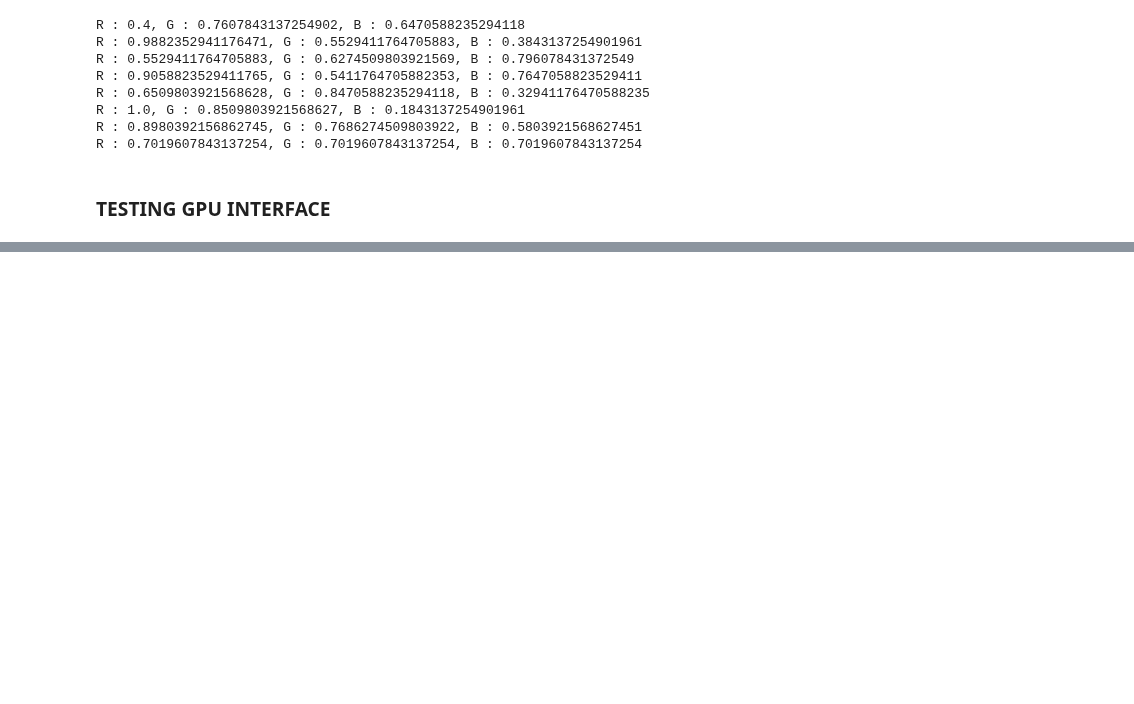
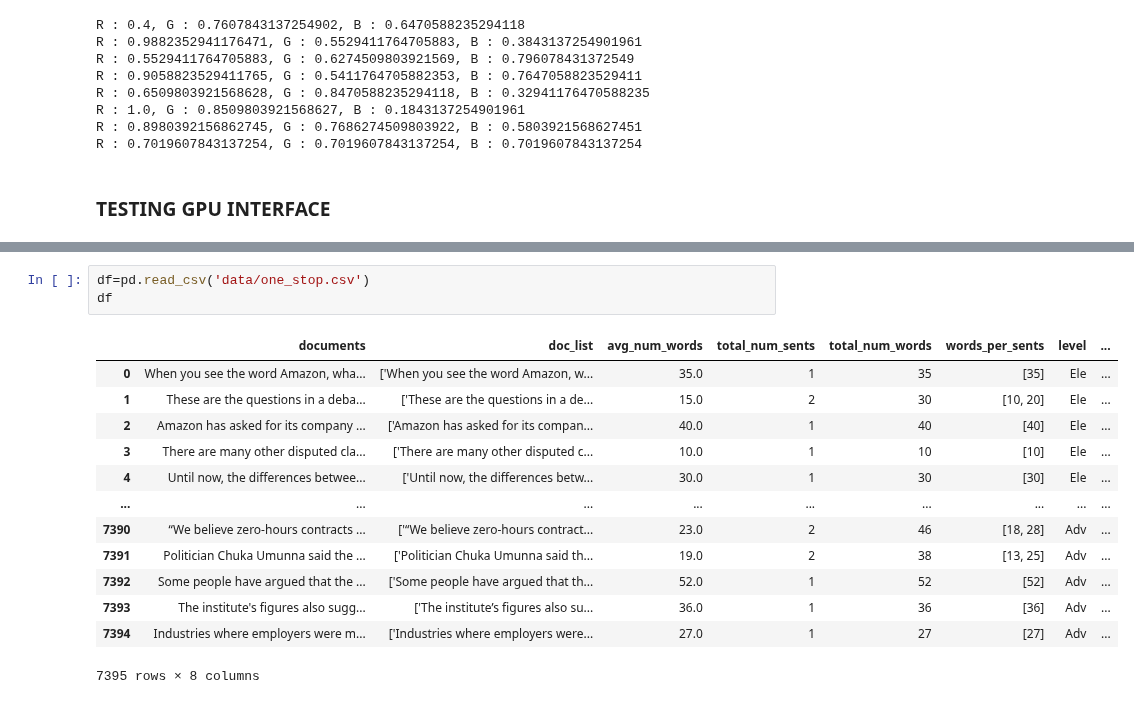
Before and after one commit to AKHILESH200/PersonifiedScriptWriter, a Jupyter notebook: phase-1-cerf/1.ipynb, the cells around one changed output, grey strips where cells are left out. Saved outputs shown, nothing was run; the diff lists cells and outputs as text; blank space fills up the shorter version.

```diff
--- a/phase-1-cerf/1.ipynb
+++ b/phase-1-cerf/1.ipynb
@@ -99,0 +107,17 @@ plt.show()
+# %%
+df=pd.read_csv('data/one_stop.csv')
+df
+# %% [output]
+|  | documents | doc_list | avg_num_words | total_num_sents | total_num_words | words_per_sents | level | ... |
+| 0 | When you see the word Amazon, wha... | ['When you see the word Amazon, w... | 35.0 | 1 | 35 | [35] | Ele | ... |
+| 1 | These are the questions in a deba... | ['These are the questions in a de... | 15.0 | 2 | 30 | [10, 20] | Ele | ... |
+| 2 | Amazon has asked for its company ... | ['Amazon has asked for its compan... | 40.0 | 1 | 40 | [40] | Ele | ... |
+| 3 | There are many other disputed cla... | ['There are many other disputed c... | 10.0 | 1 | 10 | [10] | Ele | ... |
+| 4 | Until now, the differences betwee... | ['Until now, the differences betw... | 30.0 | 1 | 30 | [30] | Ele | ... |
+| ... | ... | ... | ... | ... | ... | ... | ... | ... |
+| 7390 | “We believe zero-hours contracts ... | ['“We believe zero-hours contract... | 23.0 | 2 | 46 | [18, 28] | Adv | ... |
+| 7391 | Politician Chuka Umunna said the ... | ['Politician Chuka Umunna said th... | 19.0 | 2 | 38 | [13, 25] | Adv | ... |
+| 7392 | Some people have argued that the ... | ['Some people have argued that th... | 52.0 | 1 | 52 | [52] | Adv | ... |
+| 7393 | The institute's figures also sugg... | ['The institute’s figures also su... | 36.0 | 1 | 36 | [36] | Adv | ... |
+| 7394 | Industries where employers were m... | ['Industries where employers were... | 27.0 | 1 | 27 | [27] | Adv | ... |
+7395 rows × 8 columns
```
Also changed, not shown: parts of 14 cells of this notebook.
